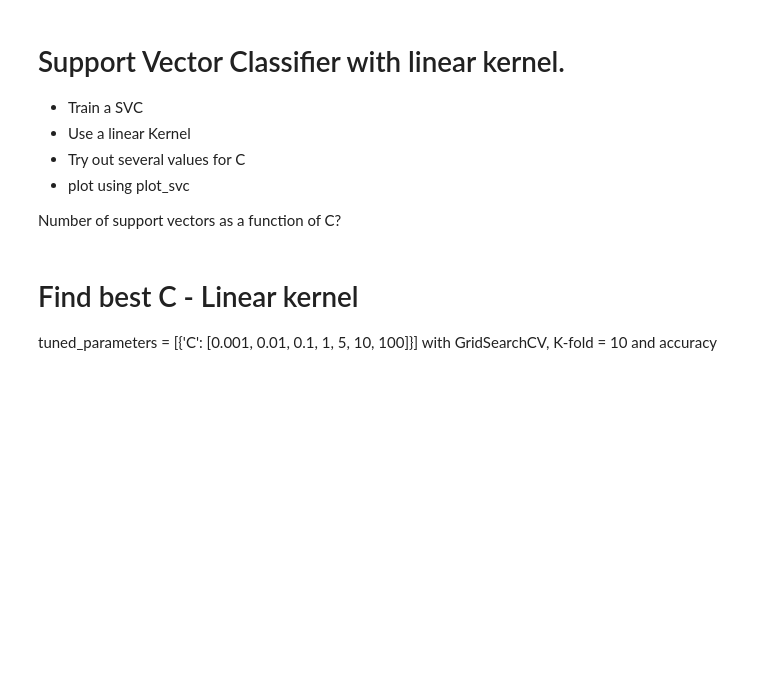
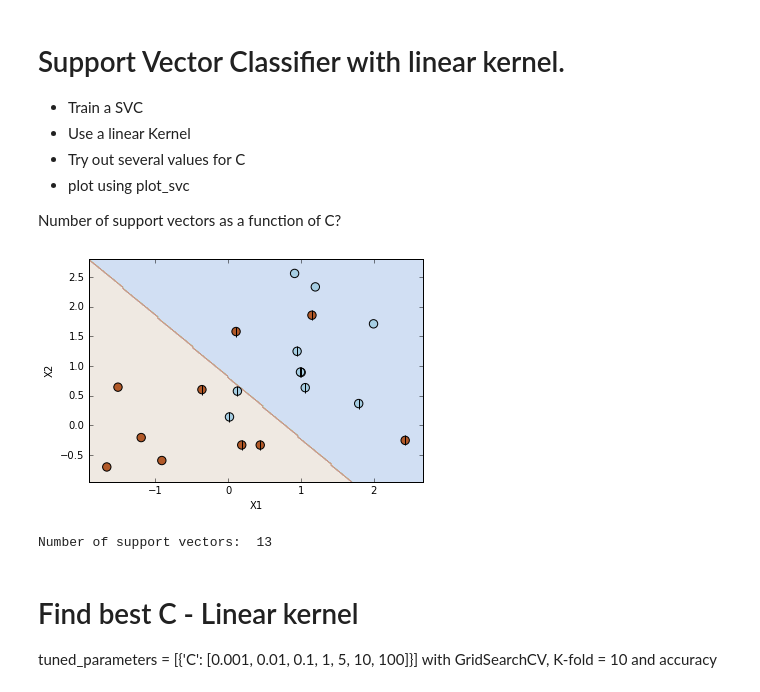
Before and after one commit to alexisperrier/gads, a Jupyter notebook: 12_decision_trees/py/L12 Support Vector Classifier - Linear.ipynb, the cells around one changed output. Drawn from its saved outputs; the diff is of its cells as text; code cells hidden in the pictures; blank space fills up the shorter version.

```diff
--- a/12_decision_trees/py/L12 Support Vector Classifier - Linear.ipynb
+++ b/12_decision_trees/py/L12 Support Vector Classifier - Linear.ipynb
@@ -67,6 +65,13 @@ plt.ylabel('X2');
 * plot using plot_svc
 
 Number of support vectors as a function of C?
+# %%
+clf = SVC(kernel='linear', C= 1)
+clf.fit(X,y)
+plot_svc(clf,X,y)
+# %% [output]
+[figure, added]
+Number of support vectors:  13
 # %% [markdown]
 # Find best C - Linear kernel
 
```
Also changed, not shown: parts of 4 cells of this notebook, 5 other files.
